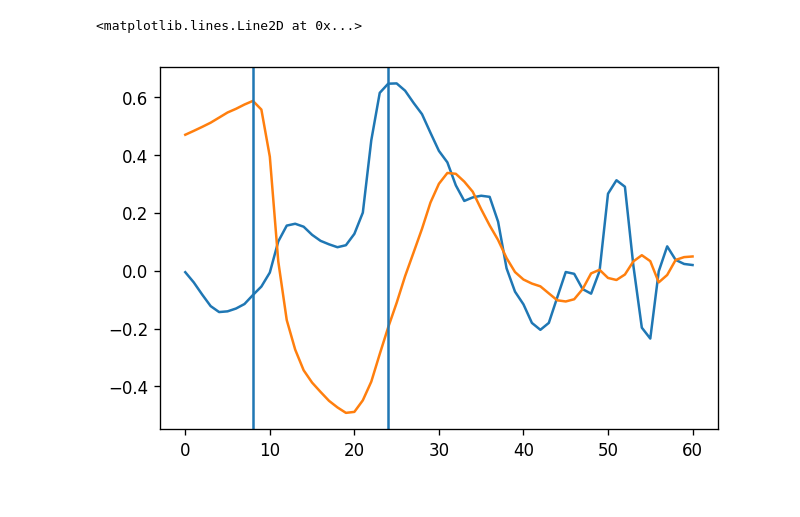
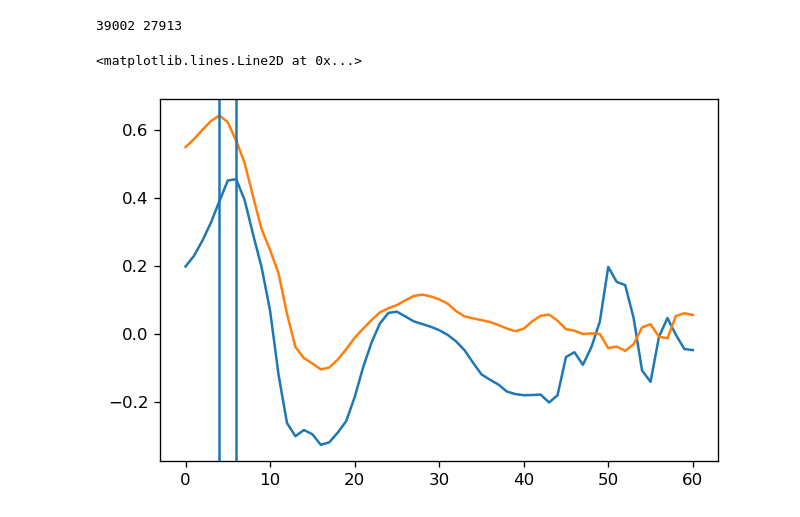
Before and after one commit to ryanhofmann/notebooks, a Jupyter notebook: NLTE vs ALMA.ipynb, the cells around one changed output. Drawn from its saved outputs; the diff is of its cells as text; code cells hidden in the pictures.

```diff
--- a/NLTE vs ALMA.ipynb
+++ b/NLTE vs ALMA.ipynb
@@ -7,7 +7,9 @@ from matplotlib.colors import LogNorm
 from scipy.ndimage import median_filter
 plt.rcParams['figure.dpi'] = 120
 # %%
-obs = sp.profile('obs/ibis_alma6_obs.nc').extractPix(x1=320,y1=320)
-mod_nlte = sp.model('nlte/nlte_mod_2_filt.nc').extract(x1=320,y1=320)
-mod_alma = sp.model('alma/alma_mod_2.nc').extract(x1=320,y1=320)
+obs = sp.profile('../../ibis_alma3_obs.nc').extractPix(x1=320,y1=320)
+fit_nlte = sp.profile('../band3/nlte/ibis_alma3_noalma_fit.nc').extractPix(x1=320,y1=320)
+mod_nlte = sp.model('../band3/nlte/ibis_alma3_noalma_mod.nc').extract(x1=320,y1=320)
+fit_alma = sp.profile('../band3/alma/alma_fit_2_redux.nc').extractPix(x1=320,y1=320)
+mod_alma = sp.model('../band3/alma/alma_mod_2_redux.nc').extract(x1=320,y1=320)
 # %% [output]
@@ -45,8 +131,8 @@ plt.plot(np.mean(mod_alma.temp[0],(0,1)))
 cor_nlte = np.zeros(61)
 cor_alma = np.zeros(61)
 for i in range(61):
-    cor_nlte[i] = np.corrcoef(obs.dat[0,:,:,68,0].ravel(),mod_nlte.temp[0,:,:,i].ravel())[0,1]
-    cor_alma[i] = np.corrcoef(obs.dat[0,:,:,68,0].ravel(),mod_alma.temp[0,:,:,i].ravel())[0,1]
+    cor_nlte[i] = np.corrcoef(np.min(obs.dat[0,:,:,:75,0],axis=2).ravel(),mod_nlte.temp[0,:,:,i].ravel())[0,1]
+    cor_alma[i] = np.corrcoef(np.min(obs.dat[0,:,:,:75,0],axis=2).ravel(),mod_alma.temp[0,:,:,i].ravel())[0,1]
 plt.plot(np.arange(61)*0.1-5.1,cor_nlte)
 plt.plot(np.arange(61)*0.1-5.1,cor_alma)
 # %% [output]
@@ -112,7 +198,7 @@ plt.hist(obs.dat[0,:,:,-1,0].ravel()*5900,bins=100,log=True)
 # %%
-thres = 7000
+thres = 8800
 buffer = 500
-plt.imshow(obs.dat[0,:,:,-1,0]*5900,cmap='magma',origin='lower')
-plt.contour(obs.dat[0,:,:,-1,0]*5900,[thres-buffer,thres,thres+buffer])
+plt.imshow(obs.dat[0,:,:,-1,0]*7300,cmap='magma',origin='lower')
+plt.contour(obs.dat[0,:,:,-1,0]*7300,[thres-buffer,thres,thres+buffer])
 # %% [output]
 <matplotlib.contour.QuadContourSet at 0x...>
@@ -120,19 +206,24 @@ plt.contour(obs.dat[0,:,:,-1,0]*5900,[thres-buffer,thres,thres+buffer])
 # %%
-warm = np.where(obs.dat[0,:,:,-1,0].ravel()*5900>thres+buffer)[0]
-cool = np.where(obs.dat[0,:,:,-1,0].ravel()*5900<thres-buffer)[0]
+warm = np.where(obs.dat[0,:,:,-1,0].ravel()*7300>thres+buffer)[0]
+cool = np.where(obs.dat[0,:,:,-1,0].ravel()*7300<thres-buffer)[0]
+print(len(warm),len(cool))
+# %% [output]
+39002 27913
 # %%
 cor_warm = np.zeros(61)
 cor_cool = np.zeros(61)
 for i in range(61):
-    cor_warm[i] = np.corrcoef(obs.dat[0,:,:,-1,0].ravel()[warm],mod_alma.temp[0,:,:,i].ravel()[warm])[0,1]
-    cor_cool[i] = np.corrcoef(obs.dat[0,:,:,-1,0].ravel()[cool],mod_alma.temp[0,:,:,i].ravel()[cool])[0,1]
+    cor_warm[i] = np.corrcoef(obs.dat[0,:,:,-1,0].ravel()[warm],\
+                              (mod_alma.temp/mod_nlte.temp)[0,:,:,i].ravel()[warm])[0,1]
+    cor_cool[i] = np.corrcoef(obs.dat[0,:,:,-1,0].ravel()[cool],\
+                              (mod_alma.temp/mod_nlte.temp)[0,:,:,i].ravel()[cool])[0,1]
 plt.plot(cor_cool)
 plt.plot(cor_warm)
 max_c = np.argmax(cor_cool)
 max_w = np.argmax(cor_warm)
-plt.axvline(8)
-plt.axvline(24)
+plt.axvline(max_c)
+plt.axvline(max_w)
 # %% [output]
 <matplotlib.lines.Line2D at 0x...>
-[figure, old version]
+[figure, new version]
 # %%
```
Also changed, not shown: parts of 17 cells of this notebook, 18 other files.
